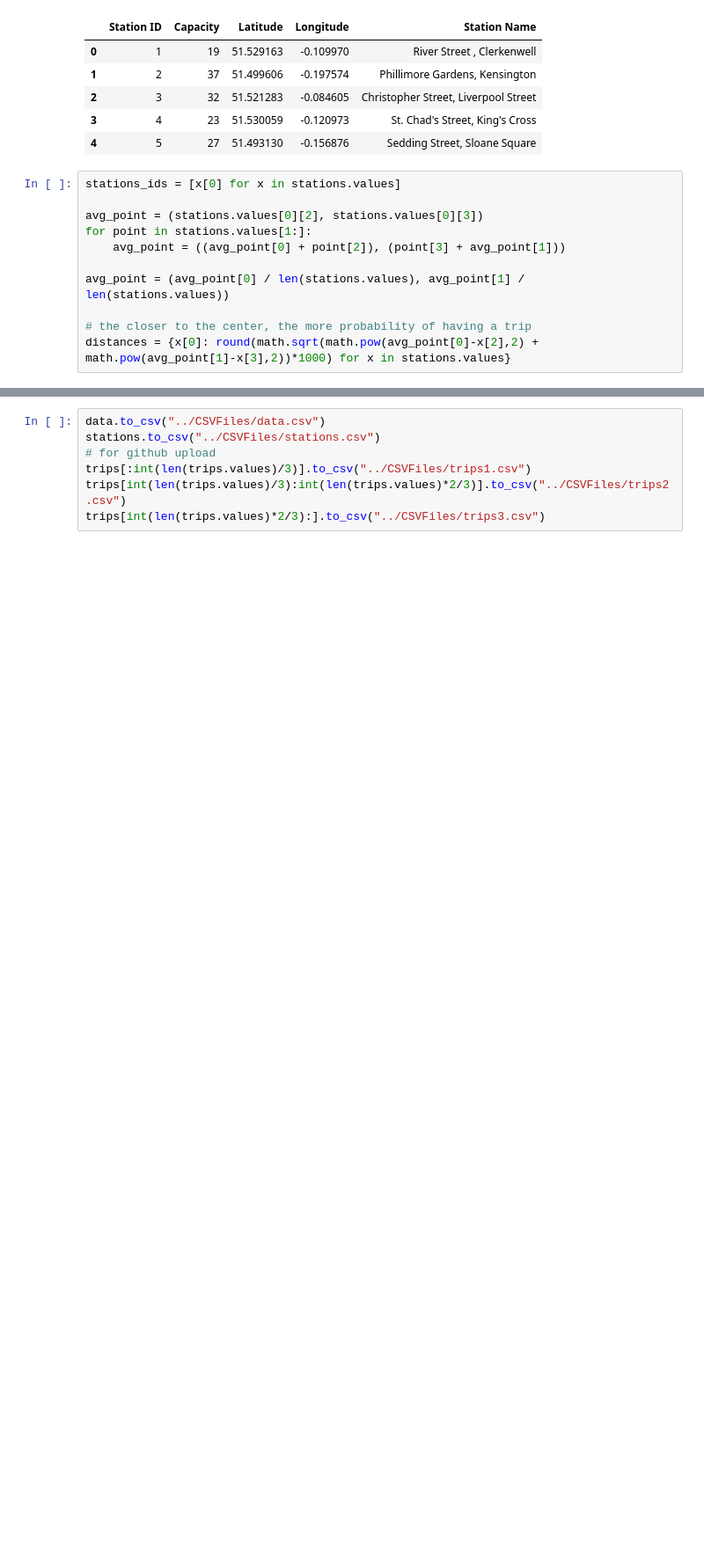
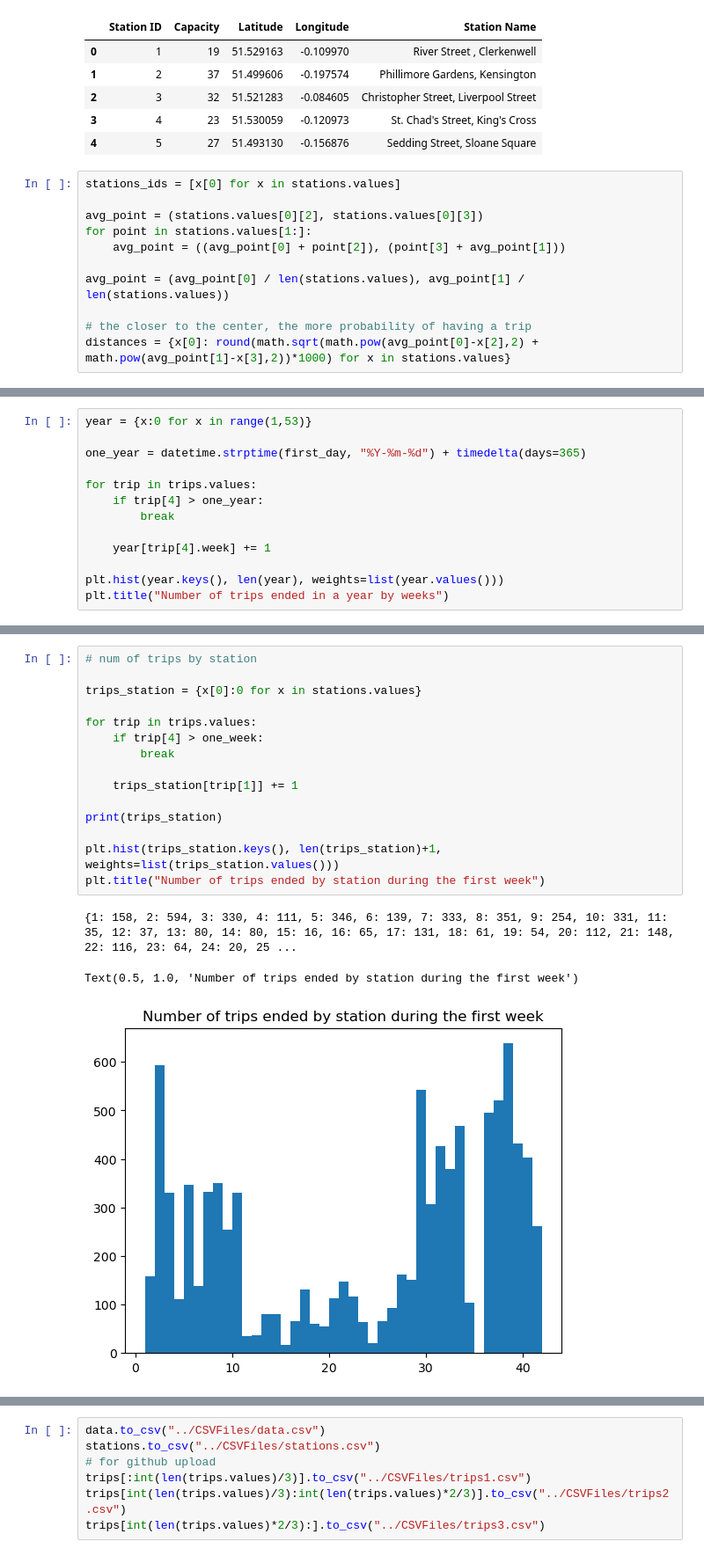
Before and after one commit to FlipGoncalves/BikeSharingDeepLearning, a Jupyter notebook: DatasetSTM/stmdatasetsimulation.ipynb, the cells around one changed output, grey strips where cells are left out. Shown: that part at 88% size. Saved outputs shown, nothing was run; the diff lists cells and outputs as text; blank space fills up the shorter version.

```diff
--- a/DatasetSTM/stmdatasetsimulation.ipynb
+++ b/DatasetSTM/stmdatasetsimulation.ipynb
@@ -122,0 +146,13 @@ trips.head()
+# %%
+year = {x:0 for x in range(1,53)}
+
+one_year = datetime.strptime(first_day, "%Y-%m-%d") + timedelta(days=365)
+
+for trip in trips.values:
+    if trip[4] > one_year:
+        break
+
+    year[trip[4].week] += 1
+
+plt.hist(year.keys(), len(year), weights=list(year.values()))
+plt.title("Number of trips ended in a year by weeks")
@@ -122,0 +162,19 @@ trips.head()
+# %%
+# num of trips by station
+
+trips_station = {x[0]:0 for x in stations.values}
+
+for trip in trips.values:
+    if trip[4] > one_week:
+        break
+
+    trips_station[trip[1]] += 1
+
+print(trips_station)
+
+plt.hist(trips_station.keys(), len(trips_station)+1, weights=list(trips_station.values()))
+plt.title("Number of trips ended by station during the first week")
+# %% [output]
+{1: 158, 2: 594, 3: 330, 4: 111, 5: 346, 6: 139, 7: 333, 8: 351, 9: 254, 10: 331, 11: 35, 12: 37, 13: 80, 14: 80, 15: 16, 16: 65, 17: 131, 18: 61, 19: 54, 20: 112, 21: 148, 22: 116, 23: 64, 24: 20, 25 ...
+Text(0.5, 1.0, 'Number of trips ended by station during the first week')
+[figure, added]
```
Also changed, not shown: parts of 14 cells of this notebook.
